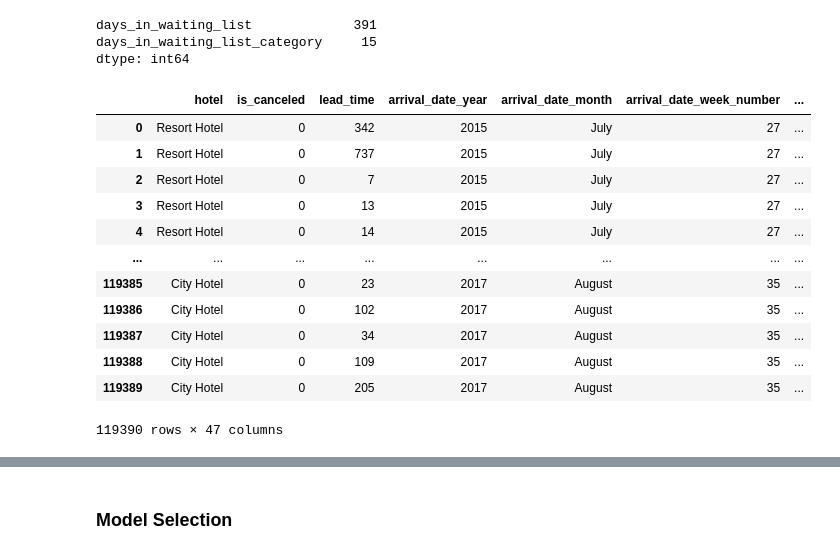
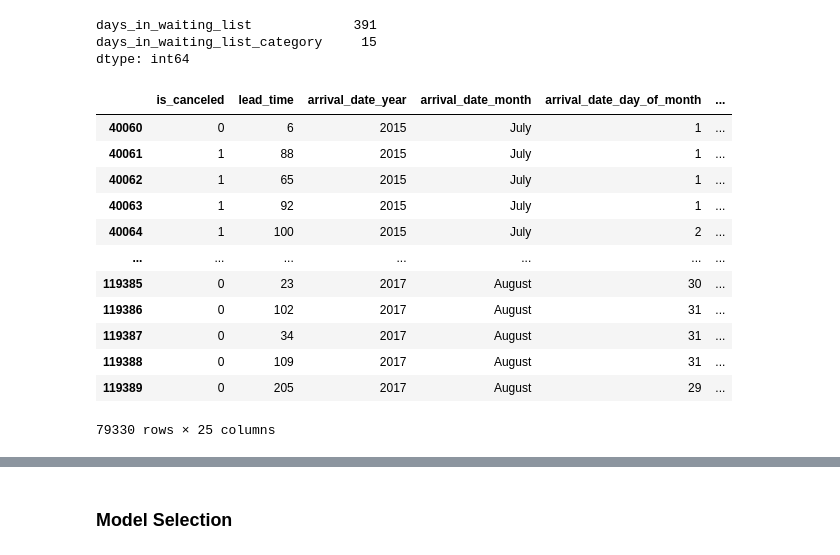
Before and after one commit to brandonmanggo/IS3107_G2, a Jupyter notebook: Dashboard/Models/model_price.ipynb, the cells around one changed output, grey strips where cells are left out. Drawn from its saved outputs; the diff is of its cells as text; code cells hidden in the pictures.

```diff
--- a/Dashboard/Models/model_price.ipynb
+++ b/Dashboard/Models/model_price.ipynb
@@ -115,4 +123,11 @@ data_hotel_bookings.company.fillna("No Company", inplace = True)
 data_hotel_bookings.isnull().sum()[data_hotel_bookings.isnull().sum() > 0]
 # %% [output]
 Series([], dtype: int64)
+# %%
+## Changing Data Types
+data_hotel_bookings['children'] = data_hotel_bookings['children'].astype('int')
+# %%
+## Adjust to suit Streaming Data - Hotel Reservation
+data_hotel_bookings.loc[(data_hotel_bookings['meal'] == 'Undefined'), 'meal']= 'SC'
+data_hotel_bookings.loc[(data_hotel_bookings['required_car_parking_spaces'] > 1), 'required_car_parking_spaces']= 1
 # %%
@@ -120,2 +135,10 @@ Series([], dtype: int64)
 data_hotel_bookings_resort = data_hotel_bookings.loc[data_hotel_bookings["hotel"] == "Resort Hotel"]
 data_hotel_bookings_city = data_hotel_bookings.loc[data_hotel_bookings["hotel"] == "City Hotel"]
+# %%
+## Selecting Columns in both Hotel Booking & Hotel Reservation
+data_hotel_bookings_city.drop(['hotel', 'arrival_date_week_number', 'babies', 'country', 'distribution_channel',
+                               'assigned_room_type', 'booking_changes', 'deposit_type', 'agent', 'company',
+                               'days_in_waiting_list', 'customer_type', 'reservation_status', 'reservation_status_date'],
+                              axis = 1, inplace = True)
+
+data_hotel_bookings_city.head()
@@ -134,65 +168,65 @@ days_in_waiting_list             391
 days_in_waiting_list_category     15
 dtype: int64
 # %%
-## LabelEncoder / OneHotEncoder
+## Encoding
 
 # OneHotEncoder (Run Once only)
 
 # # perform one-hot encoding for the customer_type column
 # customer_type_one_hot = pd.get_dummies(data_hotel_bookings['customer_type'], prefix='customer_type')
 # # concatenate the one-hot encoded columns to the original dataset
 # data_hotel_bookings = pd.concat([data_hotel_bookings, customer_type_one_hot], axis=1)
 # # drop the original customer_type column
 # data_hotel_bookings.drop('customer_type', axis=1, inplace=True)
 
-# # perform one-hot encoding for the market_segment column
-# market_segment_one_hot = pd.get_dummies(data_hotel_bookings['market_segment'], prefix='market_segment')
-# # concatenate the one-hot encoded columns to the original dataset
-# data_hotel_bookings = pd.concat([data_hotel_bookings, market_segment_one_hot], axis=1)
-# # drop the original customer_type column
-# data_hotel_bookings.drop('market_segment', axis=1, inplace=True)
-
 # # perform one-hot encoding for the distribution_channel column
 # distribution_channel_one_hot = pd.get_dummies(data_hotel_bookings['distribution_channel'], prefix='distribution_channel')
 # # concatenate the one-hot encoded columns to the original dataset
 # data_hotel_bookings = pd.concat([data_hotel_bookings, distribution_channel_one_hot], axis=1)
 # # drop the original customer_type column
 # data_hotel_bookings.drop('distribution_channel', axis=1, inplace=True)
 
+# perform one-hot encoding for the market_segment column
+market_segment_one_hot = pd.get_dummies(data_hotel_bookings_city['market_segment'], prefix='market_segment')
+# concatenate the one-hot encoded columns to the original dataset
+data_hotel_bookings_city = pd.concat([data_hotel_bookings_city, market_segment_one_hot], axis=1)
+# drop the original customer_type column
+data_hotel_bookings_city.drop('market_segment', axis=1, inplace=True)
+
 
 # LabelEncoder
 
 # create a LabelEncoder object
 le = LabelEncoder()
 
-# apply LabelEncoder to the reservation_status column ('Canceled': -1, 'No-Show': 0, 'Check-Out': 1)
-mapping_rs = {'Canceled': -1, 'No-Show': 0, 'Check-Out': 1}
-data_hotel_bookings['reservation_status'] = data_hotel_bookings['reservation_status'].map(mapping_rs)
-data_hotel_bookings['reservation_status'] = le.fit_transform(data_hotel_bookings['reservation_status'])
-data_hotel_bookings['reservation_status'] = data_hotel_bookings['reservation_status'].map(dict(zip(range(3), mapping_rs.values())))
+# # apply LabelEncoder to the reservation_status column ('Canceled': -1, 'No-Show': 0, 'Check-Out': 1)
+# mapping_rs = {'Canceled': -1, 'No-Show': 0, 'Check-Out': 1}
+# data_hotel_bookings['reservation_status'] = data_hotel_bookings['reservation_status'].map(mapping_rs)
+# data_hotel_bookings['reservation_status'] = le.fit_transform(data_hotel_bookings['reservation_status'])
+# data_hotel_bookings['reservation_status'] = data_hotel_bookings['reservation_status'].map(dict(zip(range(3), mapping_rs.values())))
 
-# apply LabelEncoder to the deposit_type column ('Non-Refund': -1, 'No Deposit': 0, 'Refundable': 1)
-mapping_dt = {'Non Refund': -1, 'No Deposit': 0, 'Refundable': 1}
-data_hotel_bookings['deposit_type'] = data_hotel_bookings['deposit_type'].map(mapping_dt)
-data_hotel_bookings['deposit_type'] = le.fit_transform(data_hotel_bookings['deposit_type'])
-data_hotel_bookings['deposit_type'] = data_hotel_bookings['deposit_type'].map(dict(zip(range(3), mapping_dt.values())))
+# # apply LabelEncoder to the deposit_type column ('Non-Refund': -1, 'No Deposit': 0, 'Refundable': 1)
+# mapping_dt = {'Non Refund': -1, 'No Deposit': 0, 'Refundable': 1}
+# data_hotel_bookings['deposit_type'] = data_hotel_bookings['deposit_type'].map(mapping_dt)
+# data_hotel_bookings['deposit_type'] = le.fit_transform(data_hotel_bookings['deposit_type'])
+# data_hotel_bookings['deposit_type'] = data_hotel_bookings['deposit_type'].map(dict(zip(range(3), mapping_dt.values())))
 
 # print the result
-data_hotel_bookings
+data_hotel_bookings_city
 # %% [output]
-|  | hotel | is_canceled | lead_time | arrival_date_year | arrival_date_month | arrival_date_week_number | ... |
-| 0 | Resort Hotel | 0 | 342 | 2015 | July | 27 | ... |
-| 1 | Resort Hotel | 0 | 737 | 2015 | July | 27 | ... |
-| 2 | Resort Hotel | 0 | 7 | 2015 | July | 27 | ... |
-| 3 | Resort Hotel | 0 | 13 | 2015 | July | 27 | ... |
-| 4 | Resort Hotel | 0 | 14 | 2015 | July | 27 | ... |
-| ... | ... | ... | ... | ... | ... | ... | ... |
-| 119385 | City Hotel | 0 | 23 | 2017 | August | 35 | ... |
-| 119386 | City Hotel | 0 | 102 | 2017 | August | 35 | ... |
-| 119387 | City Hotel | 0 | 34 | 2017 | August | 35 | ... |
-| 119388 | City Hotel | 0 | 109 | 2017 | August | 35 | ... |
-| 119389 | City Hotel | 0 | 205 | 2017 | August | 35 | ... |
+|  | is_canceled | lead_time | arrival_date_year | arrival_date_month | arrival_date_day_of_month | ... |
+| 40060 | 0 | 6 | 2015 | July | 1 | ... |
+| 40061 | 1 | 88 | 2015 | July | 1 | ... |
+| 40062 | 1 | 65 | 2015 | July | 1 | ... |
+| 40063 | 1 | 92 | 2015 | July | 1 | ... |
+| 40064 | 1 | 100 | 2015 | July | 2 | ... |
+| ... | ... | ... | ... | ... | ... | ... |
+| 119385 | 0 | 23 | 2017 | August | 30 | ... |
+| 119386 | 0 | 102 | 2017 | August | 31 | ... |
+| 119387 | 0 | 34 | 2017 | August | 31 | ... |
+| 119388 | 0 | 109 | 2017 | August | 31 | ... |
+| 119389 | 0 | 205 | 2017 | August | 29 | ... |
-119390 rows × 47 columns
+79330 rows × 25 columns
 # %%
 ## Principal Component Analysis (PCA)
 
```
Also changed, not shown: parts of 25 cells of this notebook.
